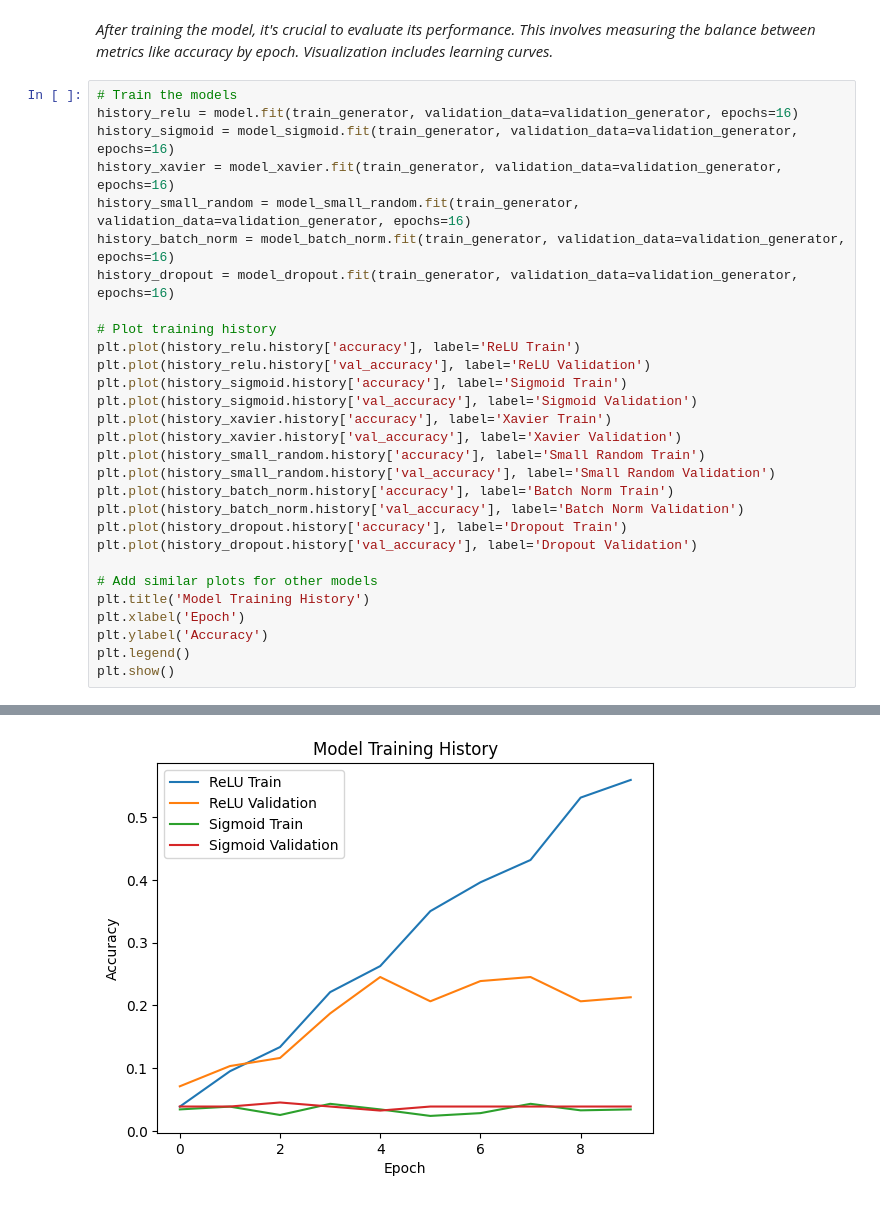
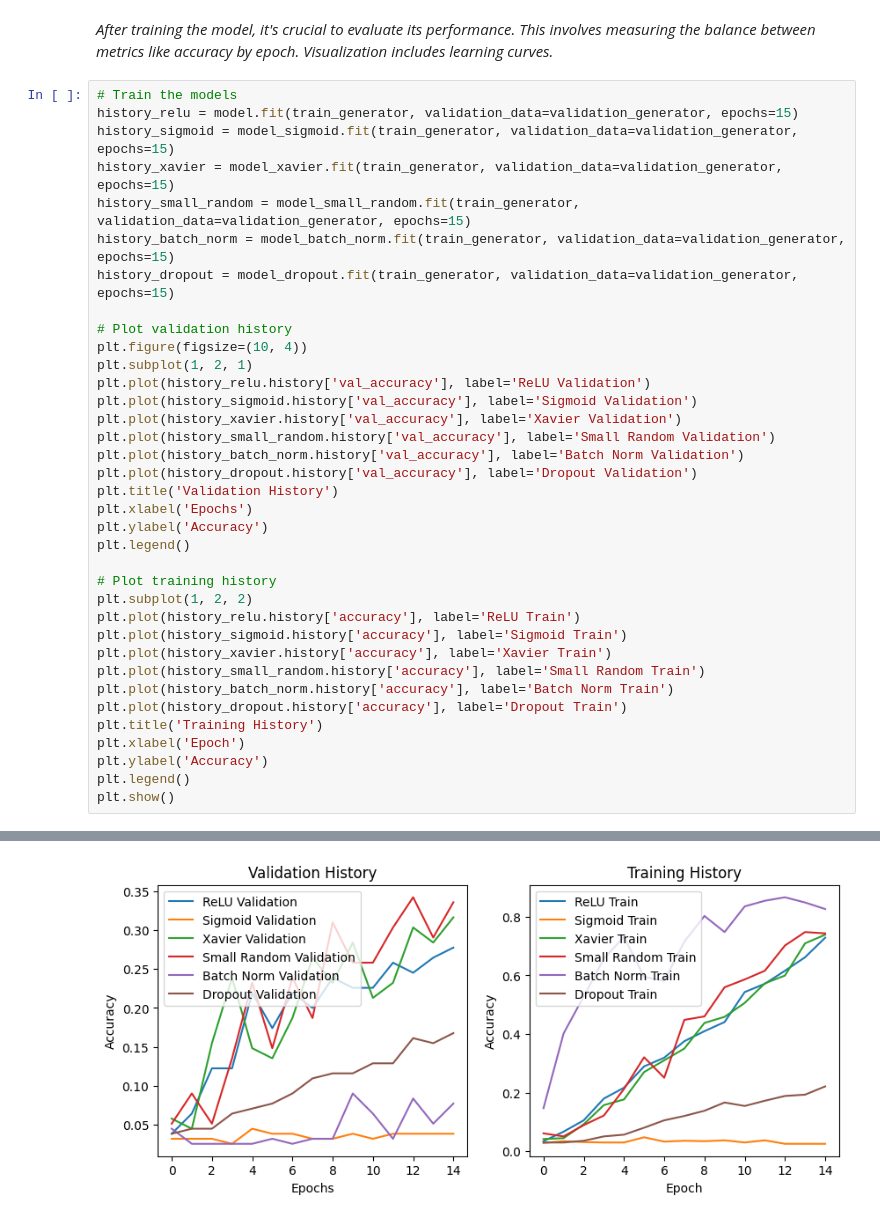
Before and after one commit to sat0urn/CV_Assignments, a Jupyter notebook: Assignment_2.ipynb, the cells around one changed output, grey strips where cells are left out. Saved outputs shown, nothing was run; the diff lists cells and outputs as text.

```diff
--- a/Assignment_2.ipynb
+++ b/Assignment_2.ipynb
@@ -208,29 +208,36 @@ model_batch_norm.compile(optimizer='adam', loss='categorical_crossentropy', metr
 *After training the model, it's crucial to evaluate its performance. This involves measuring the balance between metrics like accuracy by epoch. Visualization includes learning curves.*
 # %%
 # Train the models
-history_relu = model.fit(train_generator, validation_data=validation_generator, epochs=16)
-history_sigmoid = model_sigmoid.fit(train_generator, validation_data=validation_generator, epochs=16)
-history_xavier = model_xavier.fit(train_generator, validation_data=validation_generator, epochs=16)
-history_small_random = model_small_random.fit(train_generator, validation_data=validation_generator, epochs=16)
-history_batch_norm = model_batch_norm.fit(train_generator, validation_data=validation_generator, epochs=16)
-history_dropout = model_dropout.fit(train_generator, validation_data=validation_generator, epochs=16)
+history_relu = model.fit(train_generator, validation_data=validation_generator, epochs=15)
+history_sigmoid = model_sigmoid.fit(train_generator, validation_data=validation_generator, epochs=15)
+history_xavier = model_xavier.fit(train_generator, validation_data=validation_generator, epochs=15)
+history_small_random = model_small_random.fit(train_generator, validation_data=validation_generator, epochs=15)
+history_batch_norm = model_batch_norm.fit(train_generator, validation_data=validation_generator, epochs=15)
+history_dropout = model_dropout.fit(train_generator, validation_data=validation_generator, epochs=15)
+
+# Plot validation history
+plt.figure(figsize=(10, 4))
+plt.subplot(1, 2, 1)
+plt.plot(history_relu.history['val_accuracy'], label='ReLU Validation')
+plt.plot(history_sigmoid.history['val_accuracy'], label='Sigmoid Validation')
+plt.plot(history_xavier.history['val_accuracy'], label='Xavier Validation')
+plt.plot(history_small_random.history['val_accuracy'], label='Small Random Validation')
+plt.plot(history_batch_norm.history['val_accuracy'], label='Batch Norm Validation')
+plt.plot(history_dropout.history['val_accuracy'], label='Dropout Validation')
+plt.title('Validation History')
+plt.xlabel('Epochs')
+plt.ylabel('Accuracy')
+plt.legend()
 
 # Plot training history
+plt.subplot(1, 2, 2)
 plt.plot(history_relu.history['accuracy'], label='ReLU Train')
-plt.plot(history_relu.history['val_accuracy'], label='ReLU Validation')
 plt.plot(history_sigmoid.history['accuracy'], label='Sigmoid Train')
-plt.plot(history_sigmoid.history['val_accuracy'], label='Sigmoid Validation')
 plt.plot(history_xavier.history['accuracy'], label='Xavier Train')
-plt.plot(history_xavier.history['val_accuracy'], label='Xavier Validation')
 plt.plot(history_small_random.history['accuracy'], label='Small Random Train')
-plt.plot(history_small_random.history['val_accuracy'], label='Small Random Validation')
 plt.plot(history_batch_norm.history['accuracy'], label='Batch Norm Train')
-plt.plot(history_batch_norm.history['val_accuracy'], label='Batch Norm Validation')
 plt.plot(history_dropout.history['accuracy'], label='Dropout Train')
-plt.plot(history_dropout.history['val_accuracy'], label='Dropout Validation')
-
-# Add similar plots for other models
-plt.title('Model Training History')
+plt.title('Training History')
 plt.xlabel('Epoch')
 plt.ylabel('Accuracy')
 plt.legend()
@@ -256 +263 @@ Epoch 10/10
-[figure, old version]
+[figure, new version]
```
Also changed, not shown: parts of 1 cell of this notebook.
